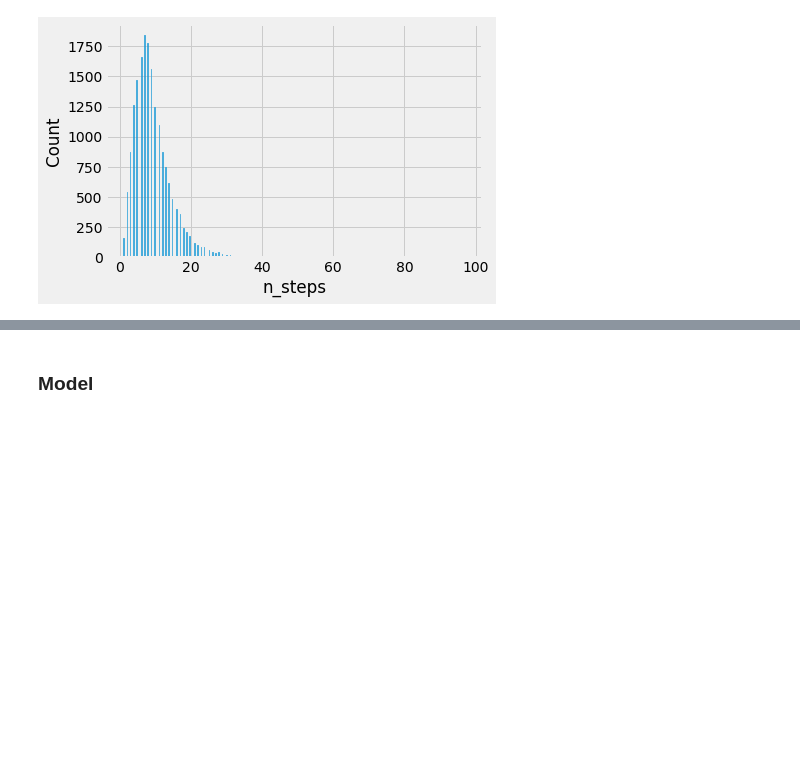
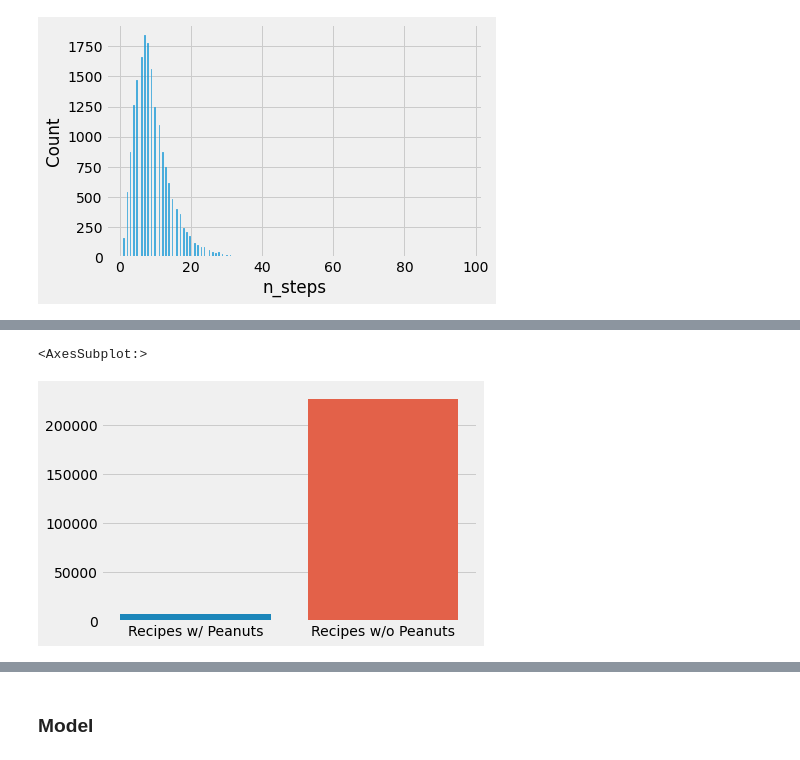
Before and after one commit to davidsnahm/recipe-recommender, a Jupyter notebook: cooking.ipynb, the cells around one changed output, grey strips where cells are left out. Drawn from its saved outputs; the diff is of its cells as text; code cells hidden in the pictures; blank space fills up the shorter version.

Commit message:
doing some peanut analysis

```diff
--- a/cooking.ipynb
+++ b/cooking.ipynb
@@ -169,3 +169,5 @@ sns.histplot(recipes_with_mean_ratings[recipes_with_mean_ratings['count'] > 10][
 # %% [output]
 <AxesSubplot:xlabel='n_steps', ylabel='Count'>
 [figure]
+# %%
+peanut_mask = recipes_with_mean_ratings['ingredients'].apply(lambda x: 'peanut' in x)
@@ -171,0 +183,5 @@ sns.histplot(recipes_with_mean_ratings[recipes_with_mean_ratings['count'] > 10][
+# %%
+sns.barplot(x=["Recipes w/ Peanuts", "Recipes w/o Peanuts"], y=[len(recipes_with_mean_ratings[peanut_mask]), len(recipes_with_mean_ratings)])
+# %% [output]
+<AxesSubplot:>
+[figure, added]
```
Also changed, not shown: parts of 3 cells of this notebook.
